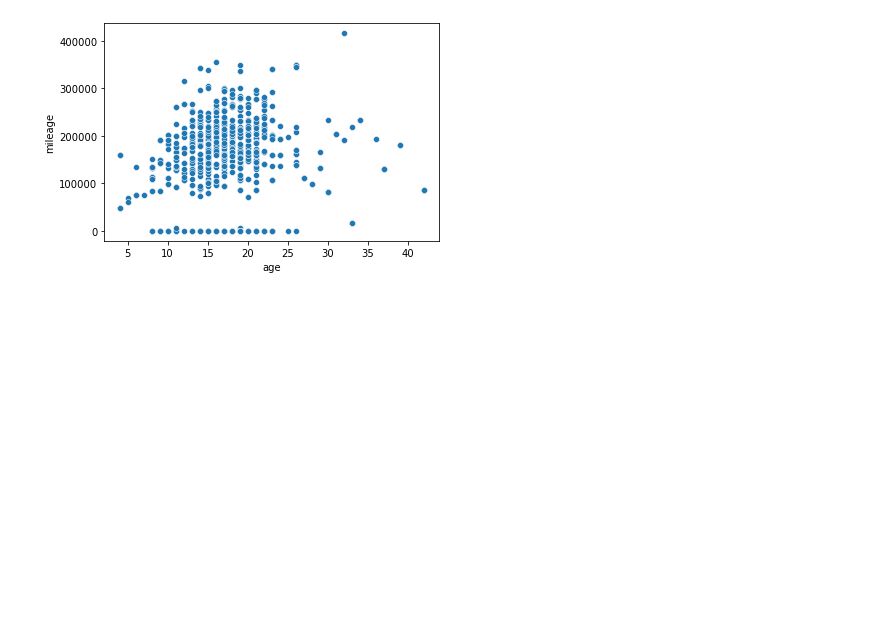
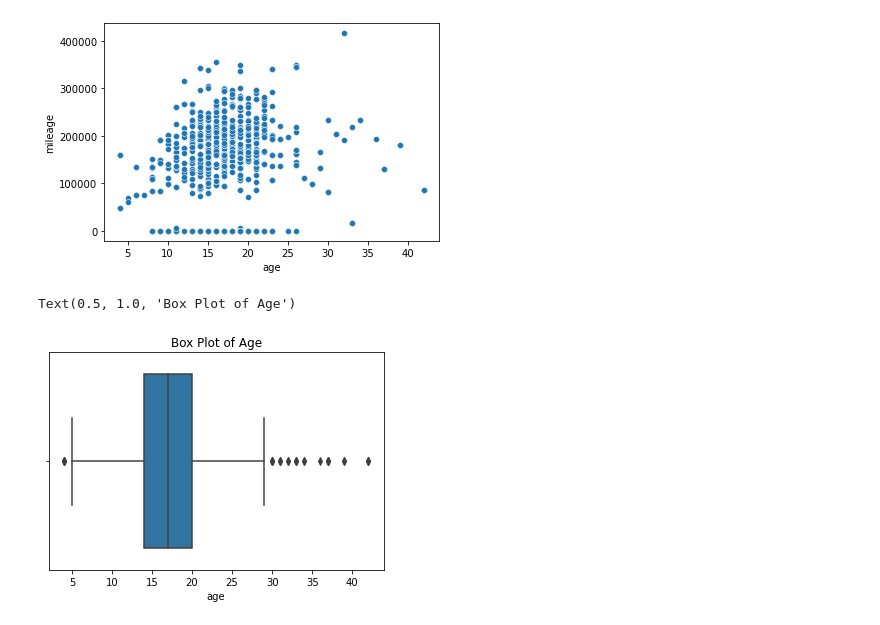
Before and after one commit to VictorUmunna/Car-Price-Prediction, a Jupyter notebook: exploratory_analysis.ipynb, the cells around one changed output. Drawn from its saved outputs; the diff is of its cells as text; code cells hidden in the pictures; blank space fills up the shorter version.

```diff
--- a/exploratory_analysis.ipynb
+++ b/exploratory_analysis.ipynb
@@ -161,3 +161,9 @@ sns.scatterplot(x='age', y='mileage', data=data)
 # %% [output]
 <AxesSubplot:xlabel='age', ylabel='mileage'>
 [figure]
+# %%
+sns.boxplot(x='age', data = data)
+plt.title("Box Plot of Age")
+# %% [output]
+Text(0.5, 1.0, 'Box Plot of Age')
+[figure, added]
```
Also changed, not shown: parts of 8 cells of this notebook.
